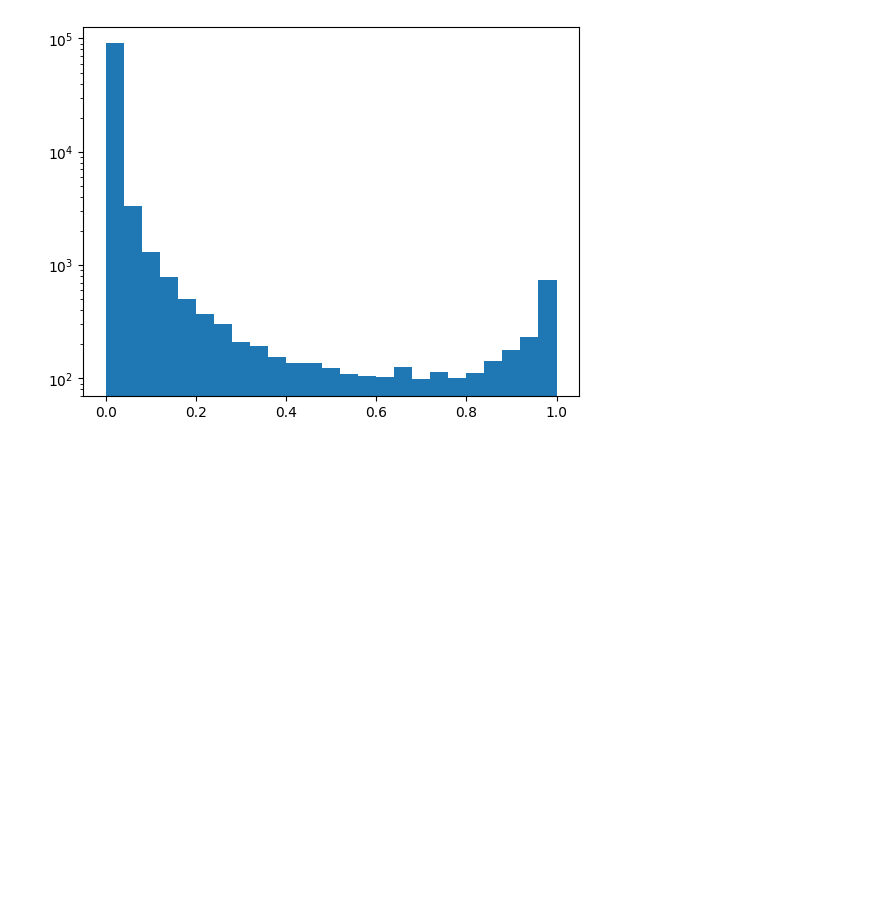
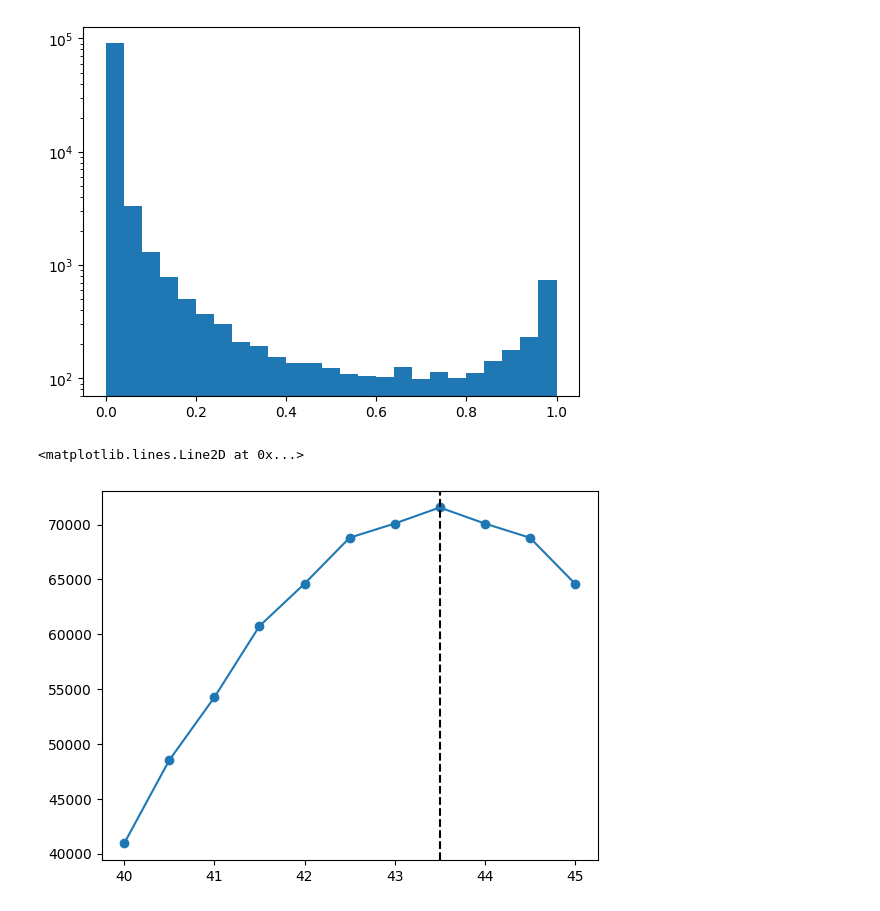
Before and after one commit to ismael-mendoza/bliss, a Jupyter notebook: experiment/notebooks/explore/new-results-detection1.ipynb, the cells around one changed output. Drawn from its saved outputs; the diff is of its cells as text; code cells hidden in the pictures; blank space fills up the shorter version.

```diff
--- a/experiment/notebooks/explore/new-results-detection1.ipynb
+++ b/experiment/notebooks/explore/new-results-detection1.ipynb
@@ -44,5 +47,6 @@ dict_keys(['images', 'noiseless', 'uncentered_sources', 'centered_sources', 'pad
 # use 1000 images for now to speedup iteration time
 test_ds_sample = {p: q[:1000] for p, q in test_ds.items()}
 images = test_ds_sample["images"]
-images.shape
+single_centered = test_ds_sample['centered_sources']
+images.shape, single_centered.shape
 # %% [output]
@@ -105,3 +110,12 @@ for thres in thresholds:
     )
 
     pred_cats.append(tile_cat.to_full_params())
+# %%
+# check we should calculate centroid as 43.5 given the size of our images
+xs = np.arange(40, 45.5, 0.5)
+flux, fluxerr, flag = sep.sum_circle(single_centered[0,0,0].numpy(), xs, xs, 5.0, err=BACKGROUND.sqrt())
+plt.plot(xs, flux, '-o')
+plt.axvline(43.5, color='k', linestyle='--')
+# %% [output]
+<matplotlib.lines.Line2D at 0x...>
+[figure, added]
```
Also changed, not shown: parts of 22 cells of this notebook.
